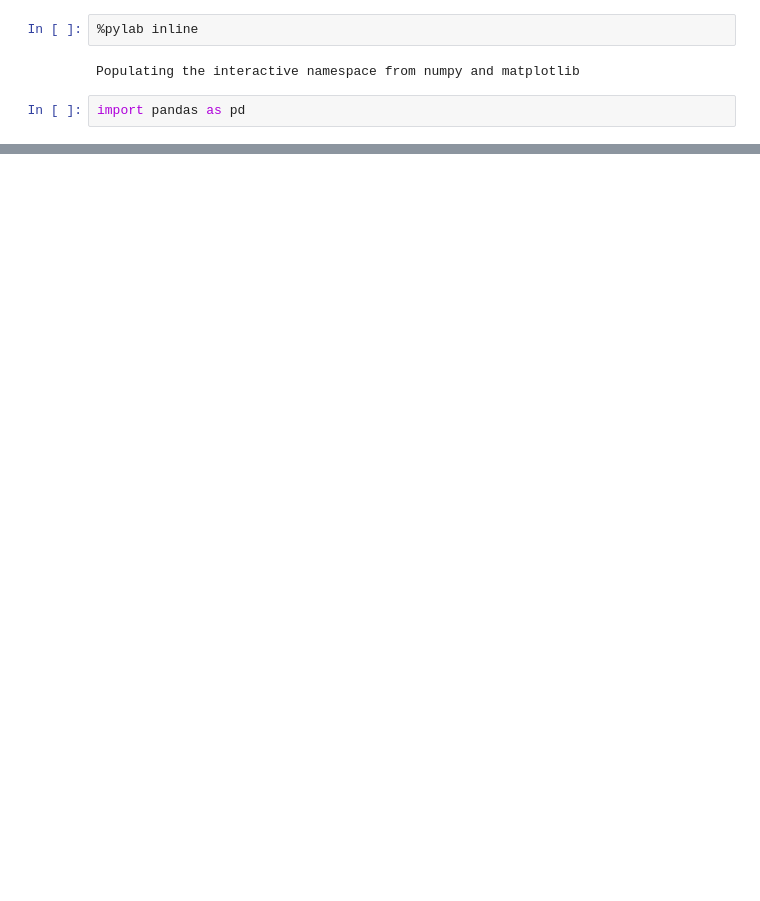
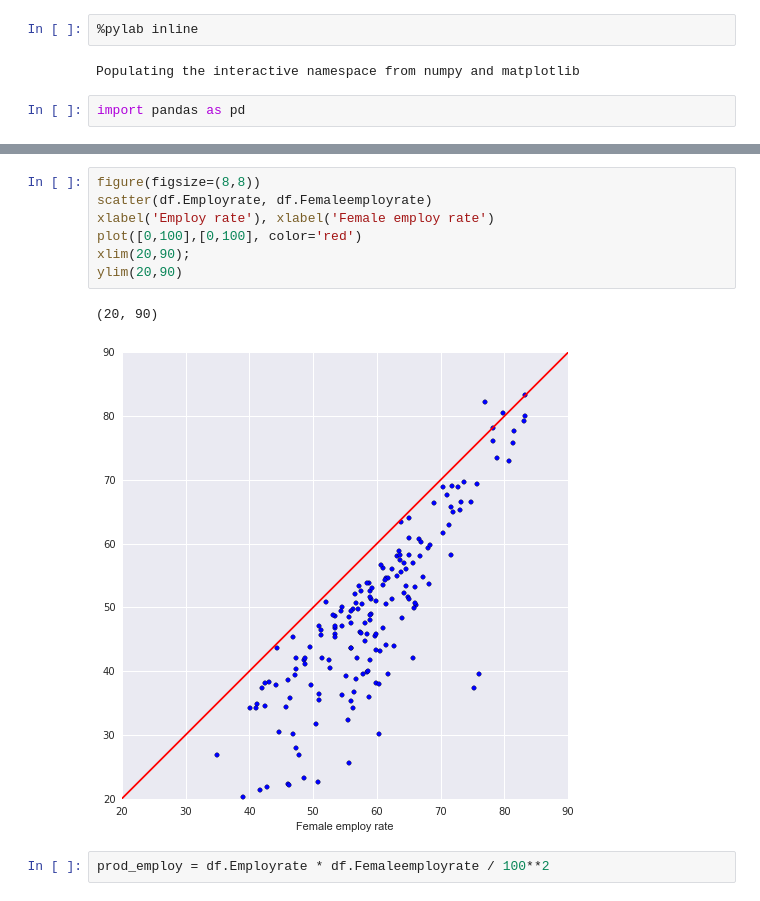
Before and after one commit to sergiosilvar/coursera_data_management_and_visualization, a Jupyter notebook: Exploring.ipynb, the cells around one changed output, grey strips where cells are left out. Drawn from its saved outputs; the diff is of its cells as text; blank space fills up the shorter version.

```diff
--- a/Exploring.ipynb
+++ b/Exploring.ipynb
@@ -49,0 +44,12 @@ Name: incomeperperson, dtype: object
+# %%
+figure(figsize=(8,8))
+scatter(df.Employrate, df.Femaleemployrate)
+xlabel('Employ rate'), xlabel('Female employ rate')
+plot([0,100],[0,100], color='red')
+xlim(20,90);
+ylim(20,90)
+# %% [output]
+(20, 90)
+[figure, added]
+# %%
+prod_employ = df.Employrate * df.Femaleemployrate / 100**2
```
Also changed, not shown: parts of 12 cells of this notebook.
